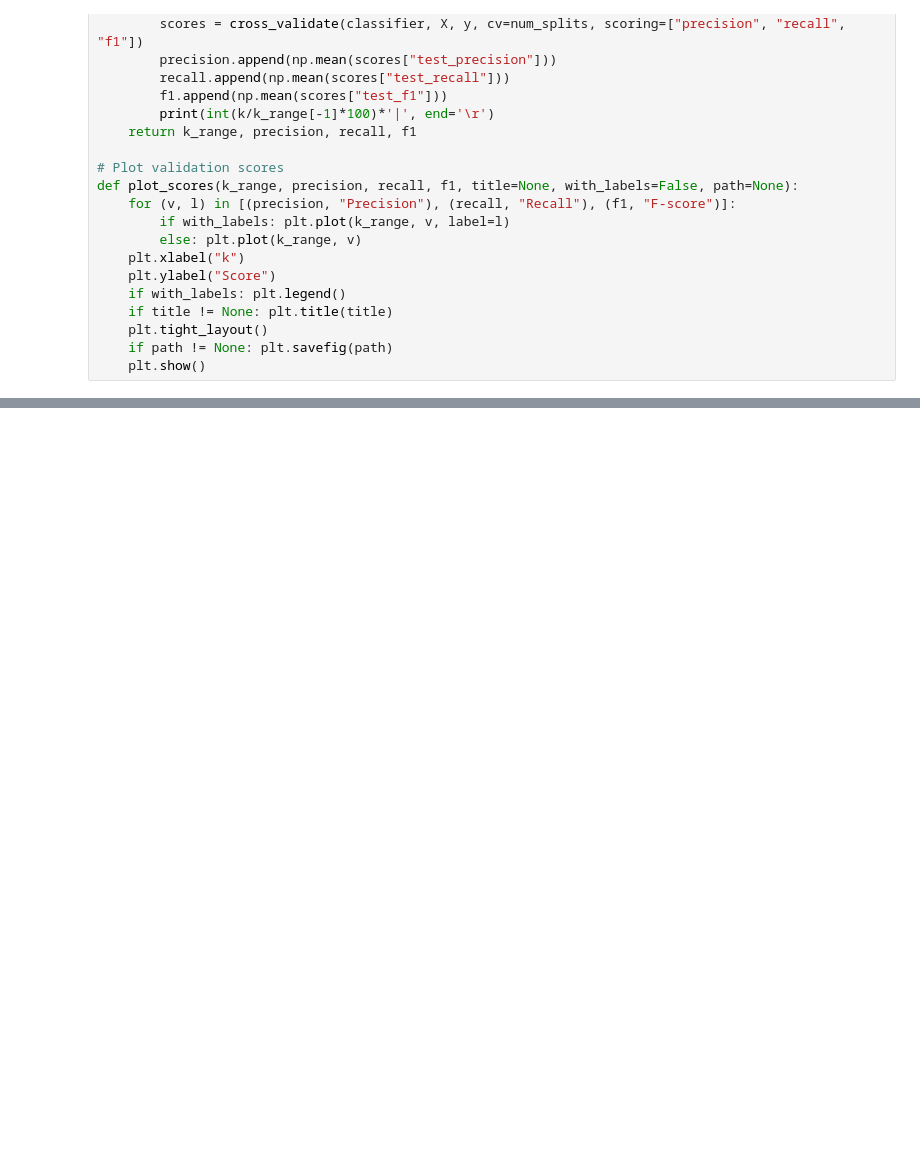
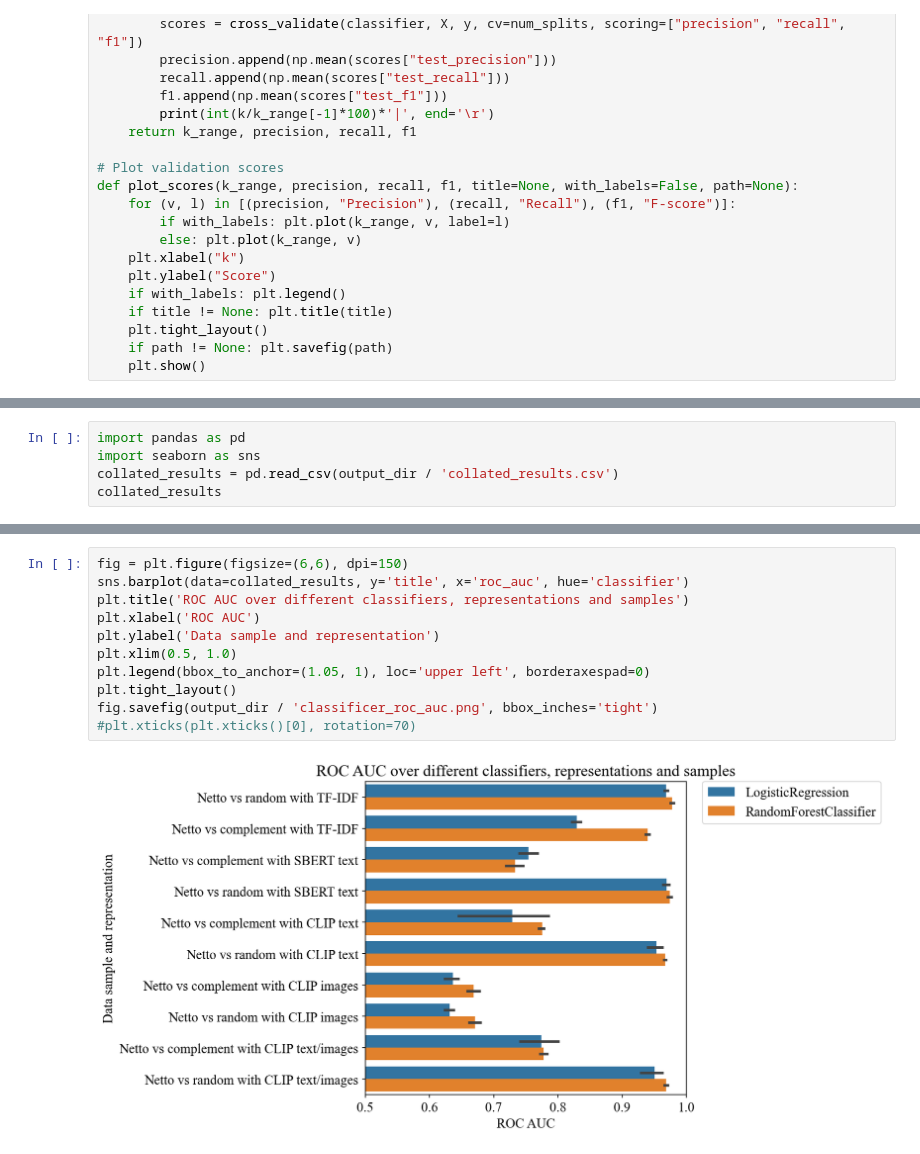
Before and after one commit to eryl/prv_kemi, a Jupyter notebook: notebooks/patent_classification.ipynb, the cells around one changed output, grey strips where cells are left out. Saved outputs shown, nothing was run; the diff lists cells and outputs as text; blank space fills up the shorter version.

```diff
--- a/notebooks/patent_classification.ipynb
+++ b/notebooks/patent_classification.ipynb
@@ -148,0 +282,5 @@ for (neg_label, in_file, out_file, title) in \
+# %%
+import pandas as pd
+import seaborn as sns
+collated_results = pd.read_csv(output_dir / 'collated_results.csv')
+collated_results
@@ -148,0 +301,13 @@ for (neg_label, in_file, out_file, title) in \
+# %%
+fig = plt.figure(figsize=(6,6), dpi=150)
+sns.barplot(data=collated_results, y='title', x='roc_auc', hue='classifier')
+plt.title('ROC AUC over different classifiers, representations and samples')
+plt.xlabel('ROC AUC')
+plt.ylabel('Data sample and representation')
+plt.xlim(0.5, 1.0)
+plt.legend(bbox_to_anchor=(1.05, 1), loc='upper left', borderaxespad=0)
+plt.tight_layout()
+fig.savefig(output_dir / 'classificer_roc_auc.png', bbox_inches='tight')
+#plt.xticks(plt.xticks()[0], rotation=70)
+# %% [output]
+[figure, added]
```
Also changed, not shown: parts of 23 cells of this notebook.
